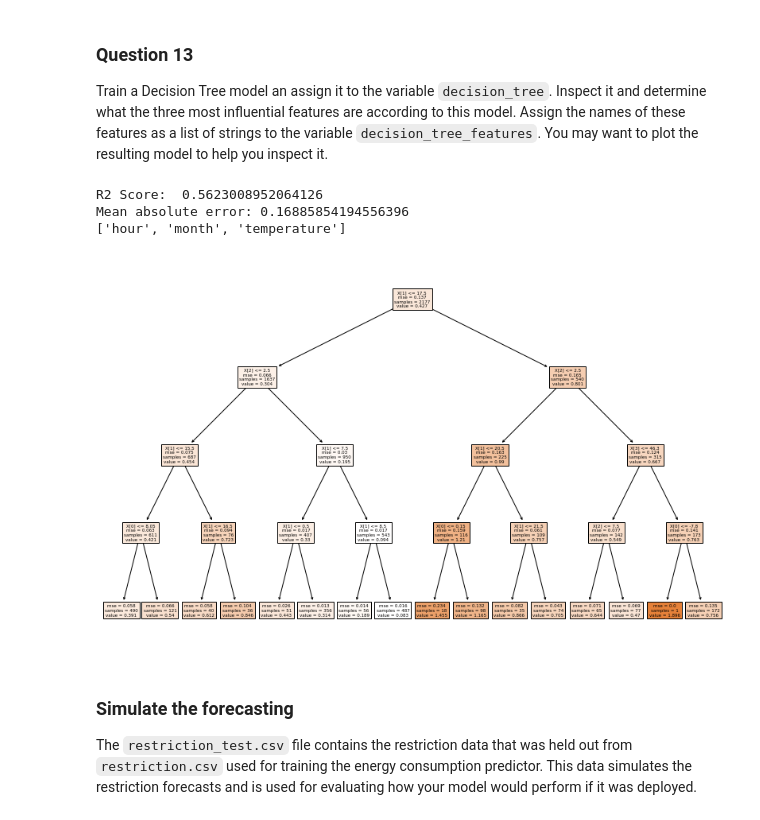
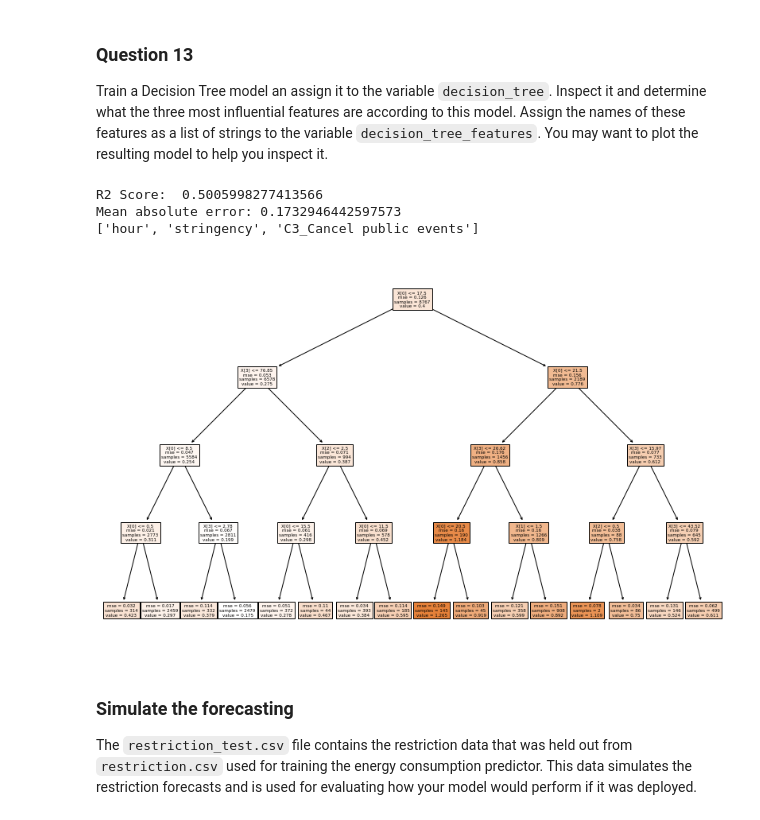
Before and after one commit to PanosBn/IoTGroup9, a Jupyter notebook: assignment.ipynb, the cells around one changed output. Drawn from its saved outputs; the diff is of its cells as text; code cells hidden in the pictures.

```diff
--- a/assignment.ipynb
+++ b/assignment.ipynb
@@ -965,0 +929,6 @@ print(combined_data)
+# %%
+weather = weather.groupby([times.dt.year, times.dt.month, times.dt.dayofyear, times.dt.hour]).agg({ "air pressure": np.max, "visibility": np.max, "humidity": np.max,
+                                                                                                  "temperature": np.max, "wind speed": np.max, "clouds": np.max})
+weather.index.names = ["year", "month", "day", "hour"]
+weather = weather.dropna()
+weather = weather.reset_index()
@@ -965,0 +952,14 @@ print(combined_data)
+# %%
+#// BEGIN_TODO [Q10]
+#If we want to be actualy correct about calculating the correlation between the variables we need to use an appropriate test for checking the correlation. The default corr() from pandas
+#uses Pearson's correlation coeff. which assumes normality(i.e. data is drawn from a Gaussian distribution) for every pair of attributes that are tested. If this assumption doesnt hold
+#we have to use a non-parametric test(Kendall's tau or Spearmans rank coeff.)
+
+combined_data = pd.merge(data, weather).reset_index(drop=True)
+
+q10correlations = combined_data.corr(method='spearman')['consumption']
+q10correlations = q10correlations.sort_values(ascending=False)
+
+question_features = q10correlations[1:3].index.tolist()
+print(question_features)
+#// END_TODO [Q10]
@@ -998,16 +1003,22 @@ Assign your new data and new model to the variables `improved_data` and `improve
 # %%
 #// BEGIN_TODO [Q11]
 
-X = combined_data[["humidity", "temperature", "wind speed", "hour", "month", "air pressure", "visibility", "stringency"]].values
-y = combined_data["consumption"].values
+print("Features sorted by correlation to consumption -> \n{0}\n\n".format(q10correlations[1:]))
+improved_data = combined_data
+
+q11_features = ["hour", "C3_Cancel public events", "wind speed", "stringency", "humidity"]
+
+X = improved_data[q11_features].values
+y = improved_data["consumption"].values
 X_train, X_test, y_train, y_test = train_test_split(X, y, test_size=0.2, random_state=42)
 improved_model = LinearRegression()
 improved_model.fit(X_train, y_train)
 y_pred = improved_model.predict(X_test)
-improved_mad = mean_absolute_error(y_test, y_pred)
+
+mad = mean_absolute_error(y_test, y_pred)
 
 print("R2 Score: ", improved_model.score(X_test, y_test))
-print("Mean absolute error:", improved_mad)
+print("Mean absolute error:", mad)
 
 #// END_TODO [Q11]
 # %% [output]
@@ -1040,36 +1066,36 @@ Train a Decision Tree model an assign it to the variable `decision_tree`. Inspec
 # %%
 #// BEGIN_TODO [Q13]
 from sklearn import tree
 from sklearn.tree import DecisionTreeRegressor
 
-features = ["temperature", "hour", "month", "stringency", "visibility"]
-X = combined_data[features].values
+q13_features = q11_features
+X = combined_data[q13_features].values
 y = combined_data["consumption"].values
 X_train, X_test, y_train, y_test = train_test_split(X, y, test_size=0.2, random_state=42)
 improved_model = tree.DecisionTreeRegressor(max_depth=4)
 improved_model.fit(X_train, y_train)
 y_pred = improved_model.predict(X_test)
-improved_mad = mean_absolute_error(y_test, y_pred)
+mad = mean_absolute_error(y_test, y_pred)
 
 print("R2 Score: ", improved_model.score(X_test, y_test))
-print("Mean absolute error:", improved_mad)
+print("Mean absolute error:", mad)
 
 plt.figure()
 tree.plot_tree(improved_model, filled=True)
 plt.savefig('tree.eps',format='eps', bbox_inches = "tight") #saves plot to file to be zoomed in
 
 important_features = np.argsort(improved_model.feature_importances_)[::-1]
 
-decision_tree_features = [features[i] for i in important_features][:3]
+decision_tree_features = [q13_features[i] for i in important_features][:3]
 
 print(decision_tree_features)
 
 #// END_TODO [Q13]
 # %% [output]
-R2 Score:  0.5623008952064126
-Mean absolute error: 0.16885854194556396
-['hour', 'month', 'temperature']
+R2 Score:  0.5005998277413566
+Mean absolute error: 0.1732946442597573
+['hour', 'stringency', 'C3_Cancel public events']
-[figure, old version]
+[figure, new version]
 # %% [markdown]
 ### Simulate the forecasting
 
```
Also changed, not shown: parts of 26 cells of this notebook.
